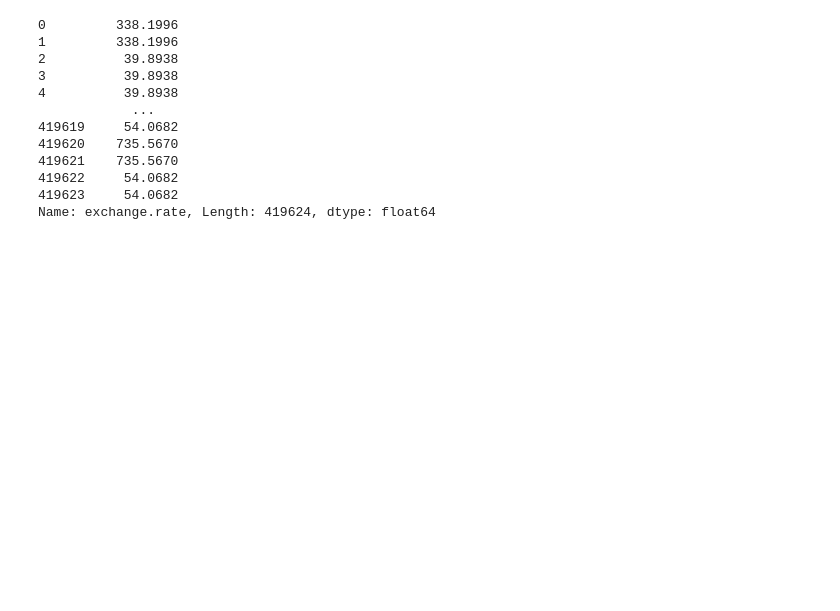
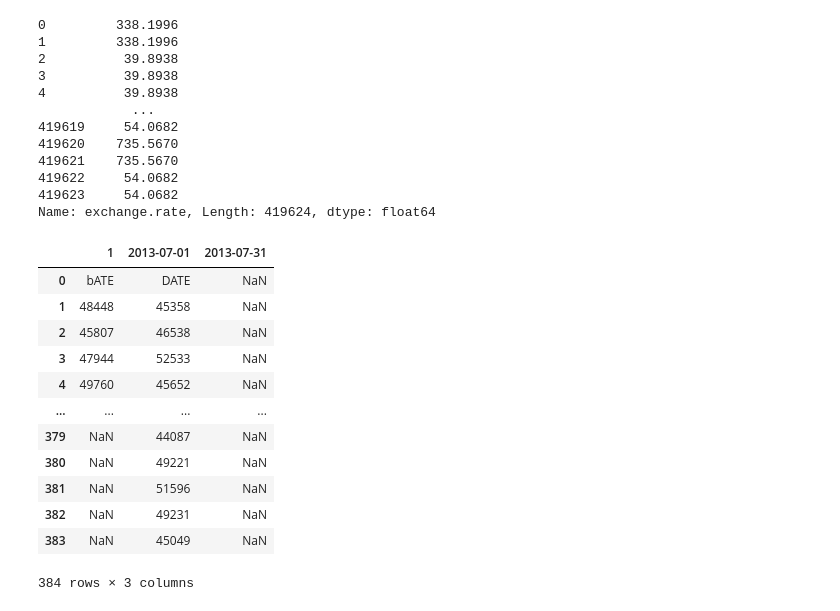
Before and after one commit to Seondong/Customs-Fraud-Detection, a Jupyter notebook: analysis.ipynb, the cells around one changed output. Drawn from its saved outputs; the diff is of its cells as text; code cells hidden in the pictures; blank space fills up the shorter version.

```diff
--- a/analysis.ipynb
+++ b/analysis.ipynb
@@ -150,3 +150,21 @@ df['exchange.rate']
 419622     54.0682
 419623     54.0682
 Name: exchange.rate, Length: 419624, dtype: float64
+# %%
+df = pd.read_csv('./results/query_indices/1602388501.58-hybrid-5.0-scratch-week-1.csv')
+# %%
+df
+# %% [output]
+|  | 1 | 2013-07-01 | 2013-07-31 |
+| 0 | bATE | DATE | NaN |
+| 1 | 48448 | 45358 | NaN |
+| 2 | 45807 | 46538 | NaN |
+| 3 | 47944 | 52533 | NaN |
+| 4 | 49760 | 45652 | NaN |
+| ... | ... | ... | ... |
+| 379 | NaN | 44087 | NaN |
+| 380 | NaN | 49221 | NaN |
+| 381 | NaN | 51596 | NaN |
+| 382 | NaN | 49231 | NaN |
+| 383 | NaN | 45049 | NaN |
+384 rows × 3 columns
```
Also changed, not shown: 4 other files.
